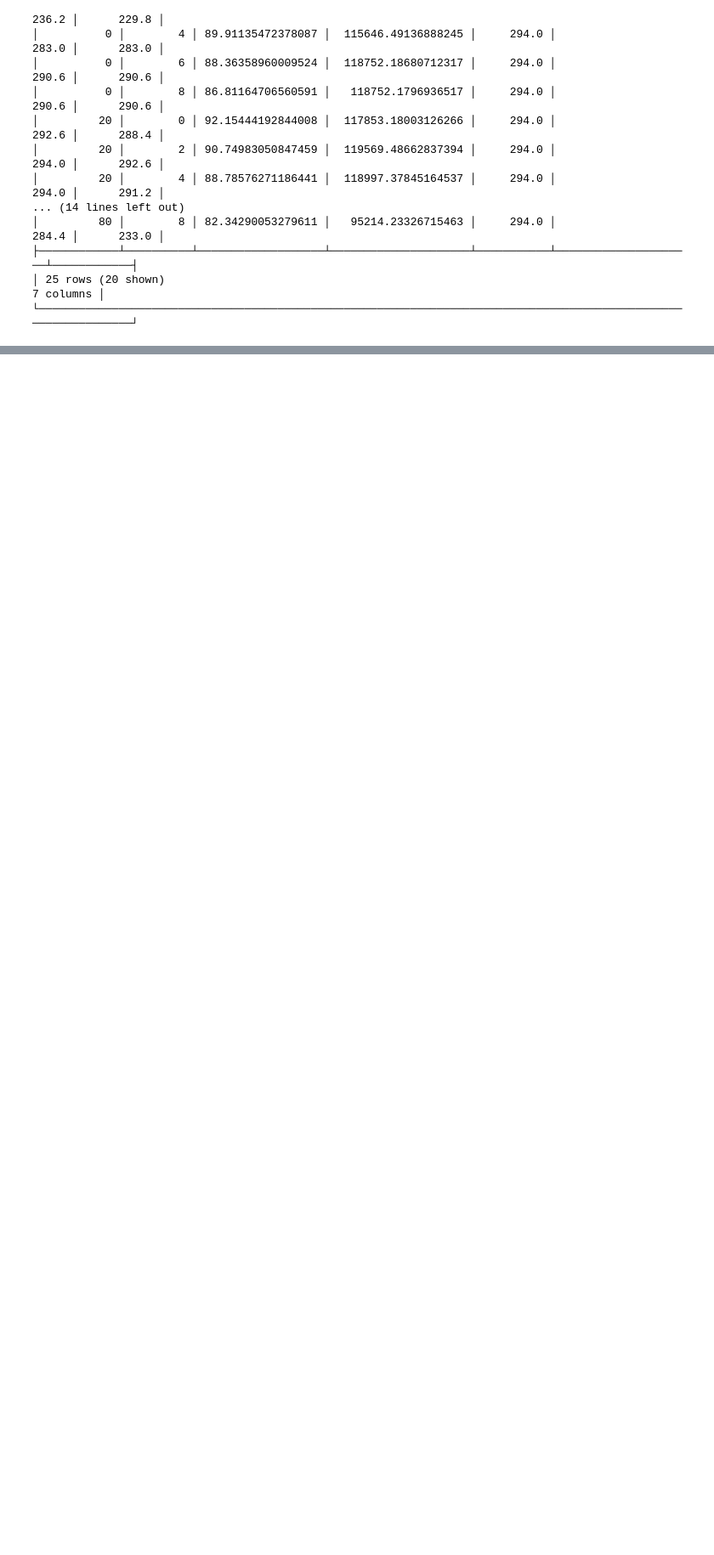
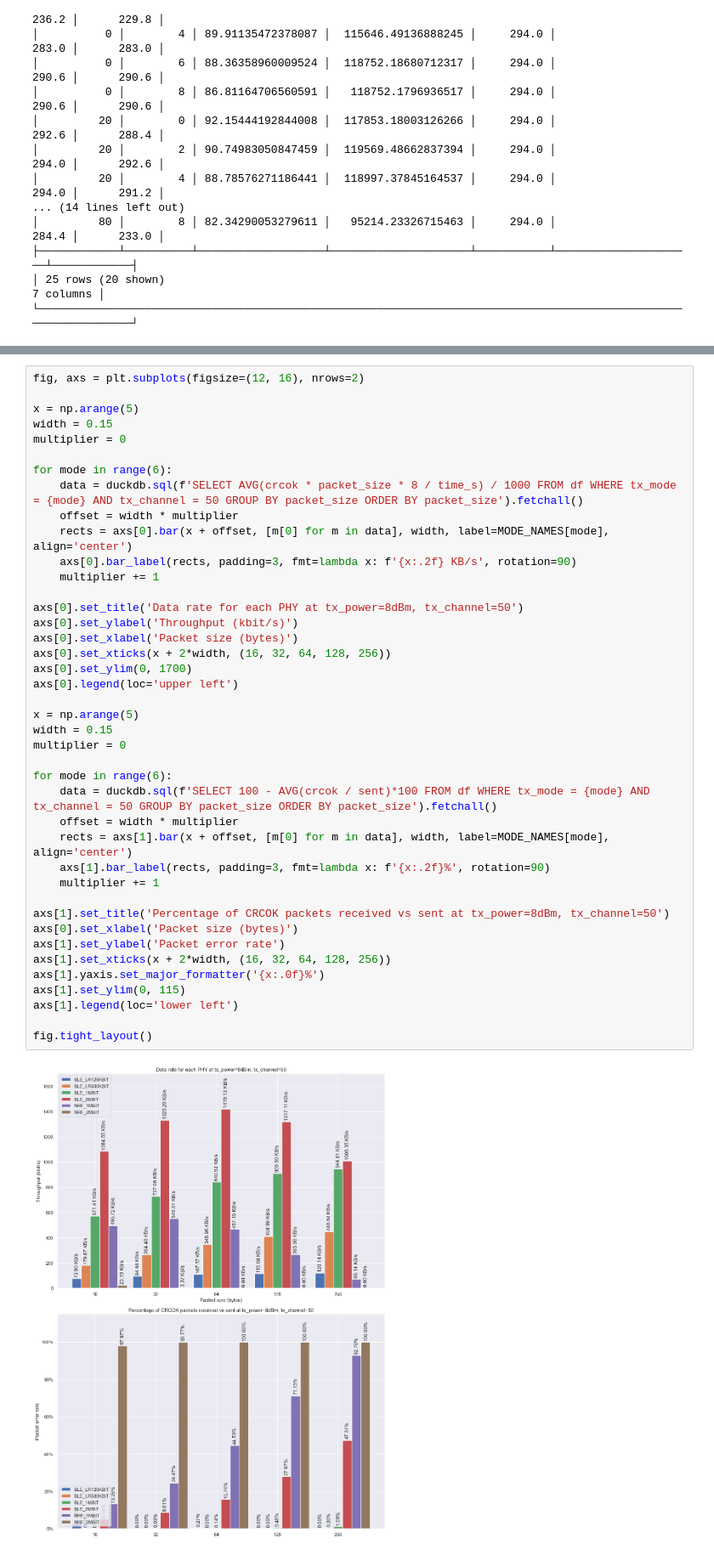
Before and after one commit to nickyu42/nrf-radio-phy-testing, a Jupyter notebook: rf_data.ipynb, the cells around one changed output, grey strips where cells are left out. Shown at 85% size. Drawn from its saved outputs; the diff is of its cells as text; blank space fills up the shorter version.

```diff
--- a/rf_data.ipynb
+++ b/rf_data.ipynb
@@ -262,0 +283,43 @@ ax.legend()
+# %%
+fig, axs = plt.subplots(figsize=(12, 16), nrows=2)
+
+x = np.arange(5)
+width = 0.15
+multiplier = 0
+
+for mode in range(6):
+    data = duckdb.sql(f'SELECT AVG(crcok * packet_size * 8 / time_s) / 1000 FROM df WHERE tx_mode = {mode} AND tx_channel = 50 GROUP BY packet_size ORDER BY packet_size').fetchall()
+    offset = width * multiplier
+    rects = axs[0].bar(x + offset, [m[0] for m in data], width, label=MODE_NAMES[mode], align='center')
+    axs[0].bar_label(rects, padding=3, fmt=lambda x: f'{x:.2f} KB/s', rotation=90)
+    multiplier += 1
+
+axs[0].set_title('Data rate for each PHY at tx_power=8dBm, tx_channel=50')
+axs[0].set_ylabel('Throughput (kbit/s)')
+axs[0].set_xlabel('Packet size (bytes)')
+axs[0].set_xticks(x + 2*width, (16, 32, 64, 128, 256))
+axs[0].set_ylim(0, 1700)
+axs[0].legend(loc='upper left')
+
+x = np.arange(5)
+width = 0.15
+multiplier = 0
+
+for mode in range(6):
+    data = duckdb.sql(f'SELECT 100 - AVG(crcok / sent)*100 FROM df WHERE tx_mode = {mode} AND tx_channel = 50 GROUP BY packet_size ORDER BY packet_size').fetchall()
+    offset = width * multiplier
+    rects = axs[1].bar(x + offset, [m[0] for m in data], width, label=MODE_NAMES[mode], align='center')
+    axs[1].bar_label(rects, padding=3, fmt=lambda x: f'{x:.2f}%', rotation=90)
+    multiplier += 1
+
+axs[1].set_title('Percentage of CRCOK packets received vs sent at tx_power=8dBm, tx_channel=50')
+axs[0].set_xlabel('Packet size (bytes)')
+axs[1].set_ylabel('Packet error rate')
+axs[1].set_xticks(x + 2*width, (16, 32, 64, 128, 256))
+axs[1].yaxis.set_major_formatter('{x:.0f}%')
+axs[1].set_ylim(0, 115)
+axs[1].legend(loc='lower left')
+
+fig.tight_layout()
+# %% [output]
+[figure, added]
```
Also changed, not shown: parts of 5 cells of this notebook, 7 other files.
